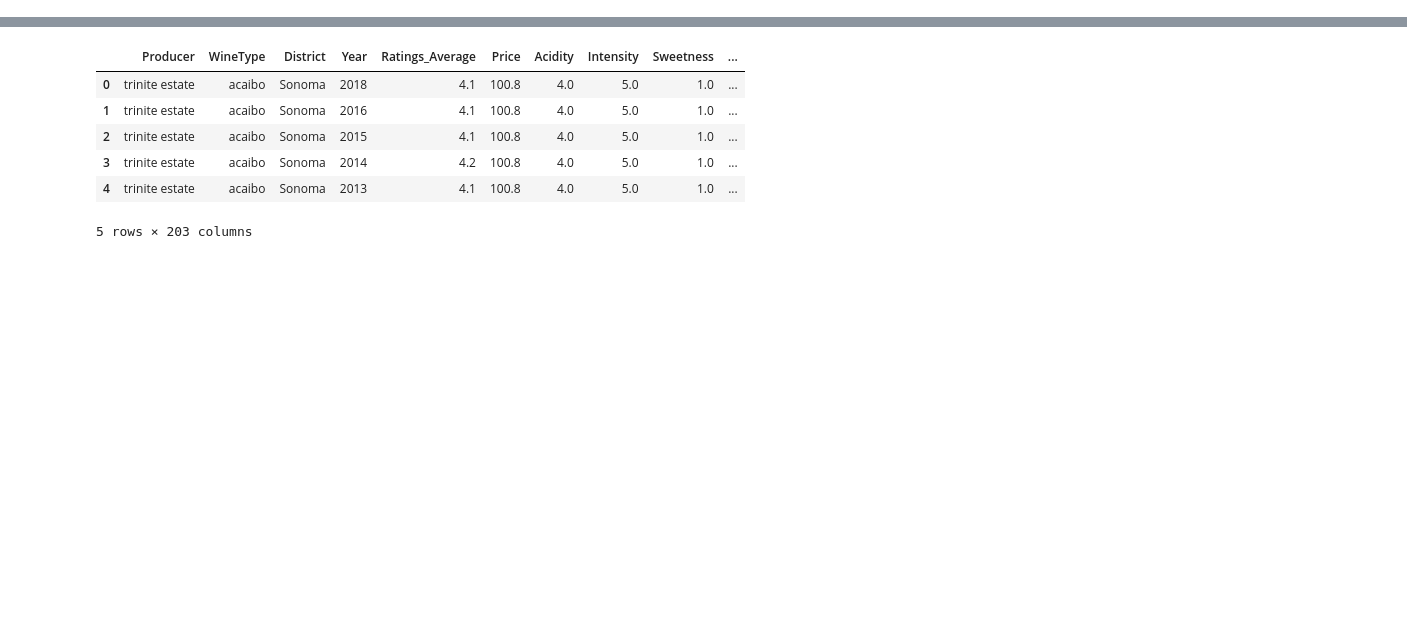
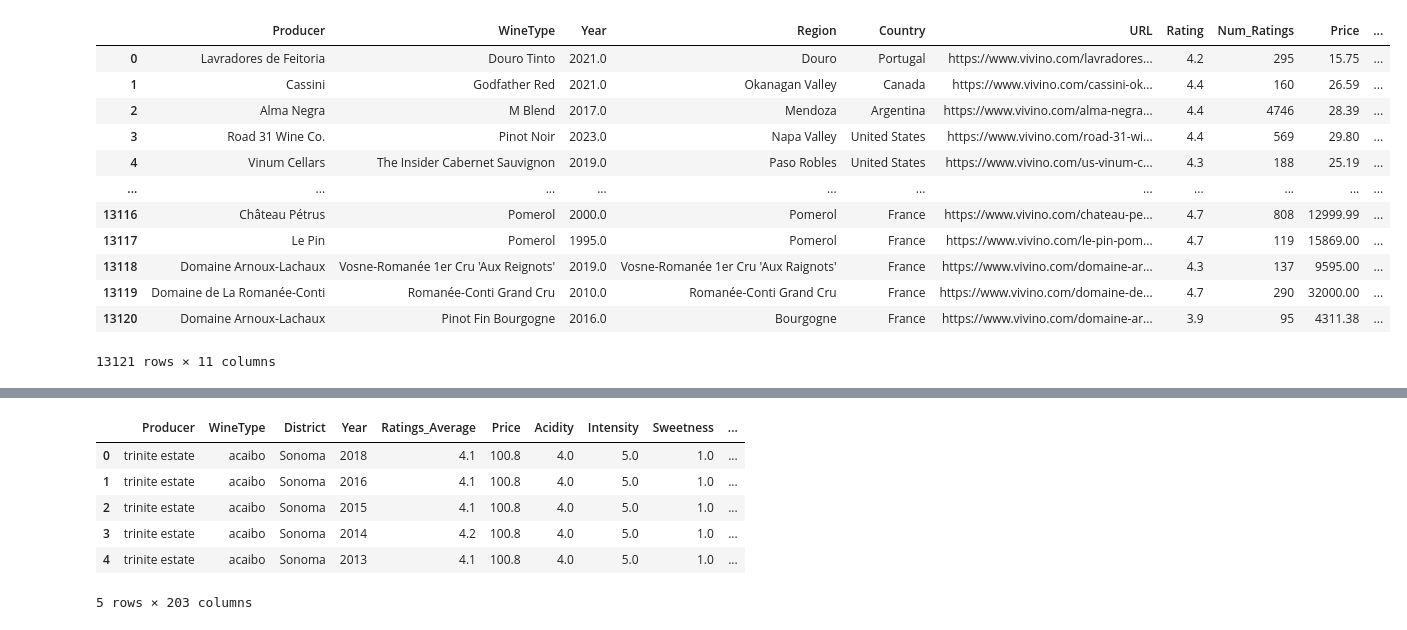
Before and after one commit to willhall2001/BreakinBadCode, a Jupyter notebook: 09_Plotly.ipynb, the cells around one changed output, grey strips where cells are left out. Saved outputs shown, nothing was run; the diff lists cells and outputs as text; code cells hidden in the pictures; blank space fills up the shorter version.

```diff
--- a/09_Plotly.ipynb
+++ b/09_Plotly.ipynb
@@ -9,0 +59,15 @@ import geopandas as gpd
+# %%
+# Remove outliers based on Ratings
+
+# create a copy of the original dataframe
+filtered_wine_df = filtered_wine_df.copy()
+
+# calculate the mean and standard deviation
+mean_rating = wine_df['Rating'].mean()
+std_rating = wine_df['Rating'].std()
+
+# Define low ratings as those more than 1 standard deviation below the mean
+low_rating_threshold = mean_rating - std_rating
+
+filtered_wine_df = filtered_wine_df[filtered_wine_df['Rating'] > low_rating_threshold].sort_values(by = 'Rating', ascending = False)
+filtered_wine_df
@@ -9,0 +112,33 @@ import geopandas as gpd
+# %%
+# Create a copy to avoid SettingWithCopyWarning
+filtered_wine_df = filtered_wine_df.copy()
+
+#calculate min and max ratings
+min_rating = low_rating_threshold
+# filtered_wine_df['Rating'].min()
+max_rating = filtered_wine_df['Rating'].max()
+
+# Create a column for normalized ratings and calculate the rating-to-price ratio
+filtered_wine_df['Normalized_Rating'] = (filtered_wine_df['Rating'] - min_rating) / (max_rating - min_rating)
+filtered_wine_df['ratings_to_price_ratio'] = filtered_wine_df['Normalized_Rating'] / filtered_wine_df['Price']
+
+# Sort by 'ratings_to_price__ratio' and get the top 10
+filtered_wine_df = filtered_wine_df.sort_values(by = 'ratings_to_price_ratio', ascending = False)
+
+filtered_wine_df = filtered_wine_df.reset_index(drop = True)
+
+filtered_wine_df
+# %% [output]
+|  | Producer | WineType | Year | Region | Country | URL | Rating | Num_Ratings | Price | ... |
+| 0 | Lavradores de Feitoria | Douro Tinto | 2021.0 | Douro | Portugal | https://www.vivino.com/lavradores... | 4.2 | 295 | 15.75 | ... |
+| 1 | Cassini | Godfather Red | 2021.0 | Okanagan Valley | Canada | https://www.vivino.com/cassini-ok... | 4.4 | 160 | 26.59 | ... |
+| 2 | Alma Negra | M Blend | 2017.0 | Mendoza | Argentina | https://www.vivino.com/alma-negra... | 4.4 | 4746 | 28.39 | ... |
+| 3 | Road 31 Wine Co. | Pinot Noir | 2023.0 | Napa Valley | United States | https://www.vivino.com/road-31-wi... | 4.4 | 569 | 29.80 | ... |
+| 4 | Vinum Cellars | The Insider Cabernet Sauvignon | 2019.0 | Paso Robles | United States | https://www.vivino.com/us-vinum-c... | 4.3 | 188 | 25.19 | ... |
+| ... | ... | ... | ... | ... | ... | ... | ... | ... | ... | ... |
+| 13116 | Château Pétrus | Pomerol | 2000.0 | Pomerol | France | https://www.vivino.com/chateau-pe... | 4.7 | 808 | 12999.99 | ... |
+| 13117 | Le Pin | Pomerol | 1995.0 | Pomerol | France | https://www.vivino.com/le-pin-pom... | 4.7 | 119 | 15869.00 | ... |
+| 13118 | Domaine Arnoux-Lachaux | Vosne-Romanée 1er Cru 'Aux Reignots' | 2019.0 | Vosne-Romanée 1er Cru 'Aux Raignots' | France | https://www.vivino.com/domaine-ar... | 4.3 | 137 | 9595.00 | ... |
+| 13119 | Domaine de La Romanée-Conti | Romanée-Conti Grand Cru | 2010.0 | Romanée-Conti Grand Cru | France | https://www.vivino.com/domaine-de... | 4.7 | 290 | 32000.00 | ... |
+| 13120 | Domaine Arnoux-Lachaux | Pinot Fin Bourgogne | 2016.0 | Bourgogne | France | https://www.vivino.com/domaine-ar... | 3.9 | 95 | 4311.38 | ... |
+13121 rows × 11 columns
```
Also changed, not shown: parts of 20 cells of this notebook, 3 other files.
